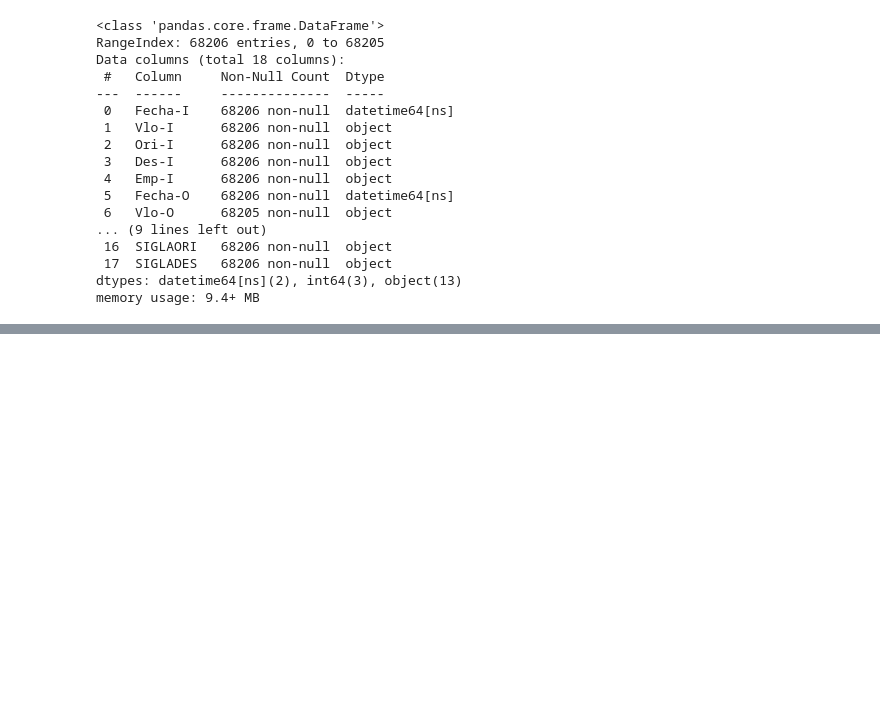
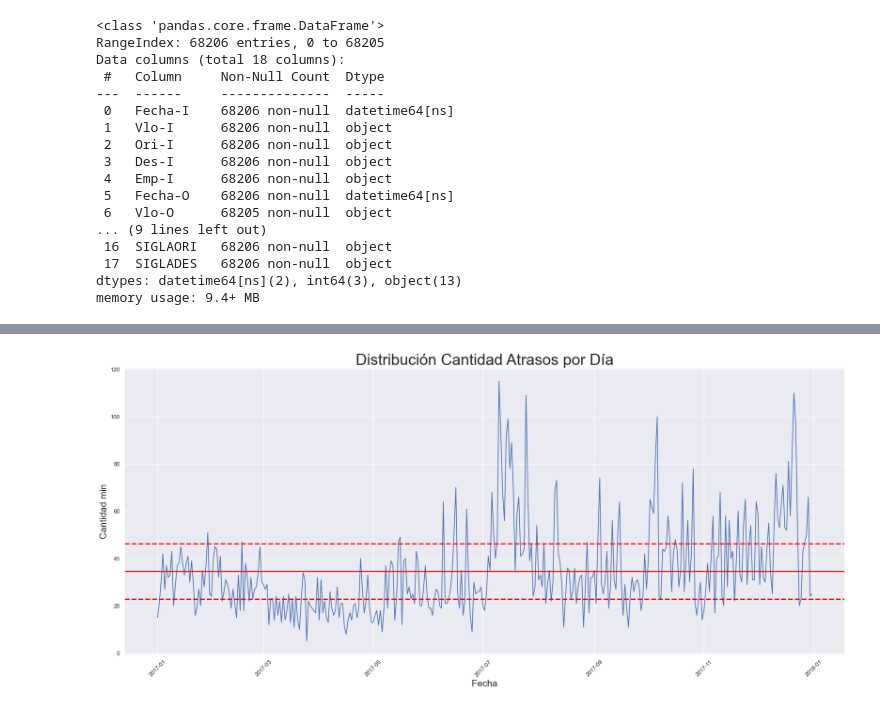
Before and after one commit to clcollao/pred_atraso_vuelos, a Jupyter notebook: pred_atraso_vuelos/prediccion_atraso_vuelos.ipynb, the cells around one changed output, grey strips where cells are left out. Cells and saved outputs as stored; diff of their text form; code cells hidden in the pictures; blank space fills up the shorter version.

```diff
--- a/pred_atraso_vuelos/prediccion_atraso_vuelos.ipynb
+++ b/pred_atraso_vuelos/prediccion_atraso_vuelos.ipynb
@@ -74,0 +266,36 @@ memory usage: 9.4+ MB
+# %%
+# Distribución de la cantidad de atrasos por día.
+
+retrasos = df[df['diff_min']>0]
+retrasos_cant = retrasos.groupby('Fecha-I').agg({'atraso_15':'sum'}).reset_index()
+retrasos_cant.set_index('Fecha-I',inplace=True)
+retrasos_cant = retrasos_cant.resample('D').sum()
+
+
+m = np.mean(retrasos_cant['atraso_15'])
+sd = np.std(retrasos_cant['atraso_15'])
+
+ci_low = m - (1.96*sd / np.sqrt(10))
+ci_high = m + (1.96*sd / np.sqrt(10))
+
+plt.figure(figsize=(25,10))
+sns.lineplot(data=retrasos_cant, x="Fecha-I", y='atraso_15')
+plt.axhline(y=m,
+            color='red',
+            ls='-',
+            lw=2.5)
+plt.axhline(y=ci_low,
+            color='red',
+            ls='--',
+            lw=2.5)
+plt.axhline(y=ci_high,
+            color='red',
+            ls='--',
+            lw=2.5)
+plt.xlabel('Fecha', fontsize=18);
+plt.ylabel('Cantidad min', fontsize=18);
+plt.title('Distribución Cantidad Atrasos por Día', fontsize=30)
+plt.xticks(rotation=45)
+plt.show()
+# %% [output]
+[figure, added]
```
Also changed, not shown: parts of 38 cells of this notebook.
